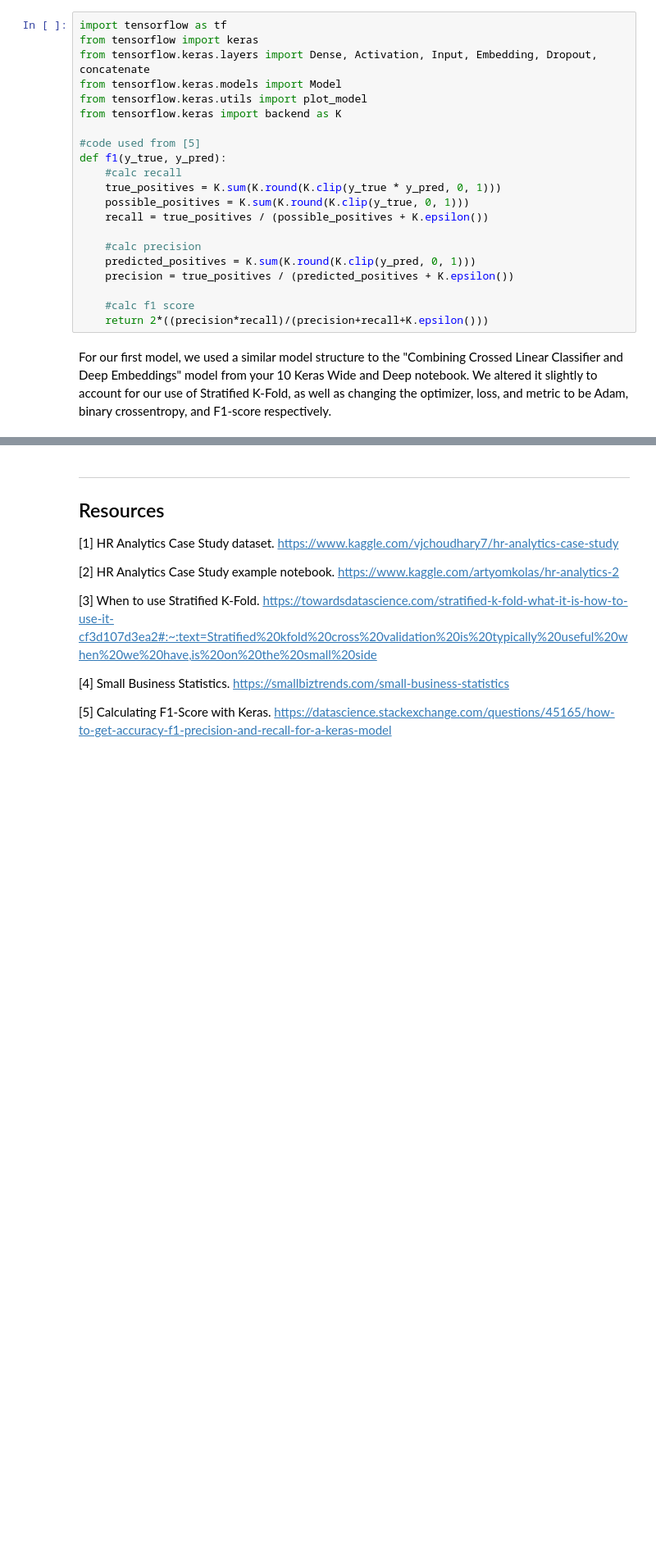
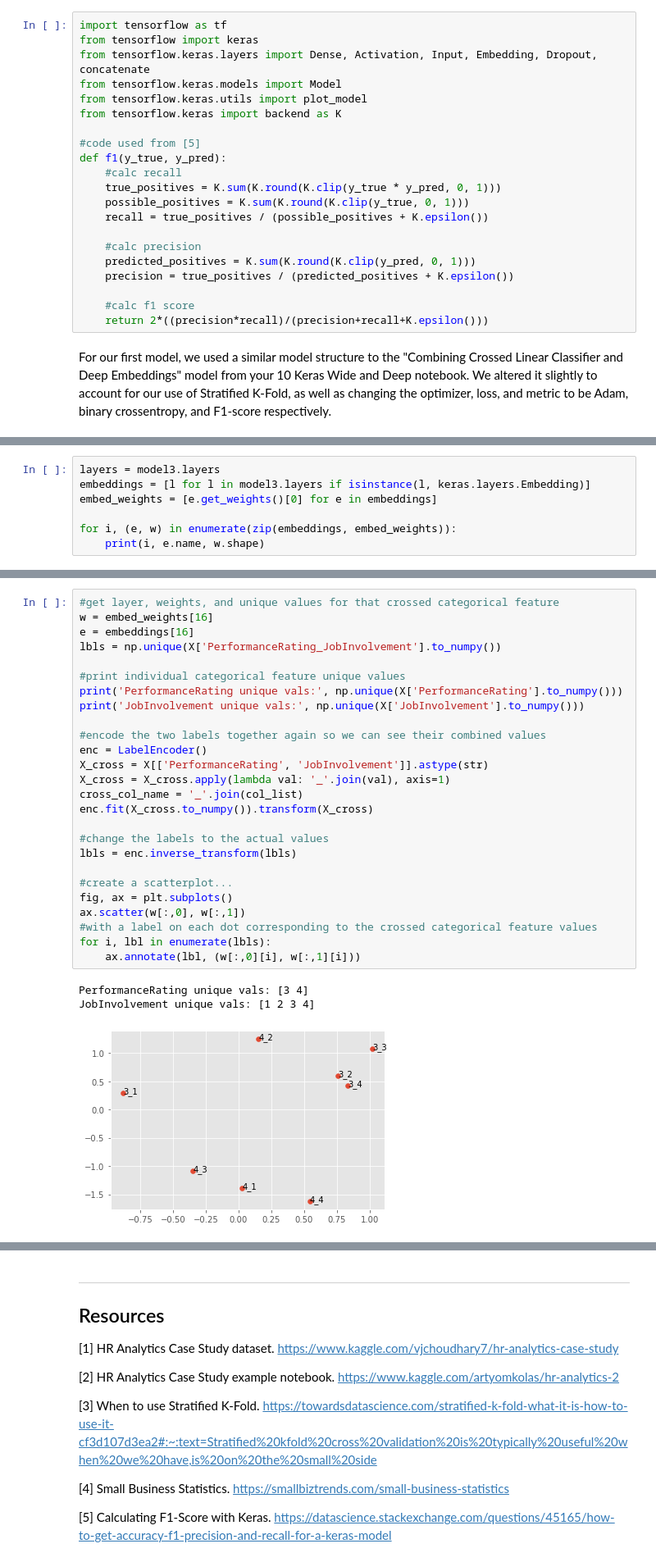
Before and after one commit to harrisonnoble/ml-projects, a Jupyter notebook: Lab 5/Lab 5.ipynb, the cells around one changed output, grey strips where cells are left out. Shown at 82% size. Saved outputs shown, nothing was run; the diff lists cells and outputs as text; blank space fills up the shorter version.

```diff
--- a/Lab 5/Lab 5.ipynb
+++ b/Lab 5/Lab 5.ipynb
@@ -1021,0 +1134,7 @@ Confidence interval range (3&4): 0.007970250956193248 0.09995640385948058
+# %%
+layers = model3.layers
+embeddings = [l for l in model3.layers if isinstance(l, keras.layers.Embedding)]
+embed_weights = [e.get_weights()[0] for e in embeddings]
+
+for i, (e, w) in enumerate(zip(embeddings, embed_weights)):
+    print(i, e.name, w.shape)
@@ -1021,0 +1163,30 @@ Confidence interval range (3&4): 0.007970250956193248 0.09995640385948058
+# %%
+#get layer, weights, and unique values for that crossed categorical feature
+w = embed_weights[16]
+e = embeddings[16]
+lbls = np.unique(X['PerformanceRating_JobInvolvement'].to_numpy())
+
+#print individual categorical feature unique values
+print('PerformanceRating unique vals:', np.unique(X['PerformanceRating'].to_numpy()))
+print('JobInvolvement unique vals:', np.unique(X['JobInvolvement'].to_numpy()))
+
+#encode the two labels together again so we can see their combined values
+enc = LabelEncoder()
+X_cross = X[['PerformanceRating', 'JobInvolvement']].astype(str)
+X_cross = X_cross.apply(lambda val: '_'.join(val), axis=1)
+cross_col_name = '_'.join(col_list)
+enc.fit(X_cross.to_numpy()).transform(X_cross)
+
+#change the labels to the actual values
+lbls = enc.inverse_transform(lbls)
+
+#create a scatterplot...
+fig, ax = plt.subplots()
+ax.scatter(w[:,0], w[:,1])
+#with a label on each dot corresponding to the crossed categorical feature values
+for i, lbl in enumerate(lbls):
+    ax.annotate(lbl, (w[:,0][i], w[:,1][i]))
+# %% [output]
+PerformanceRating unique vals: [3 4]
+JobInvolvement unique vals: [1 2 3 4]
+[figure, added]
```
Also changed, not shown: parts of 28 cells of this notebook, 1 other file.
